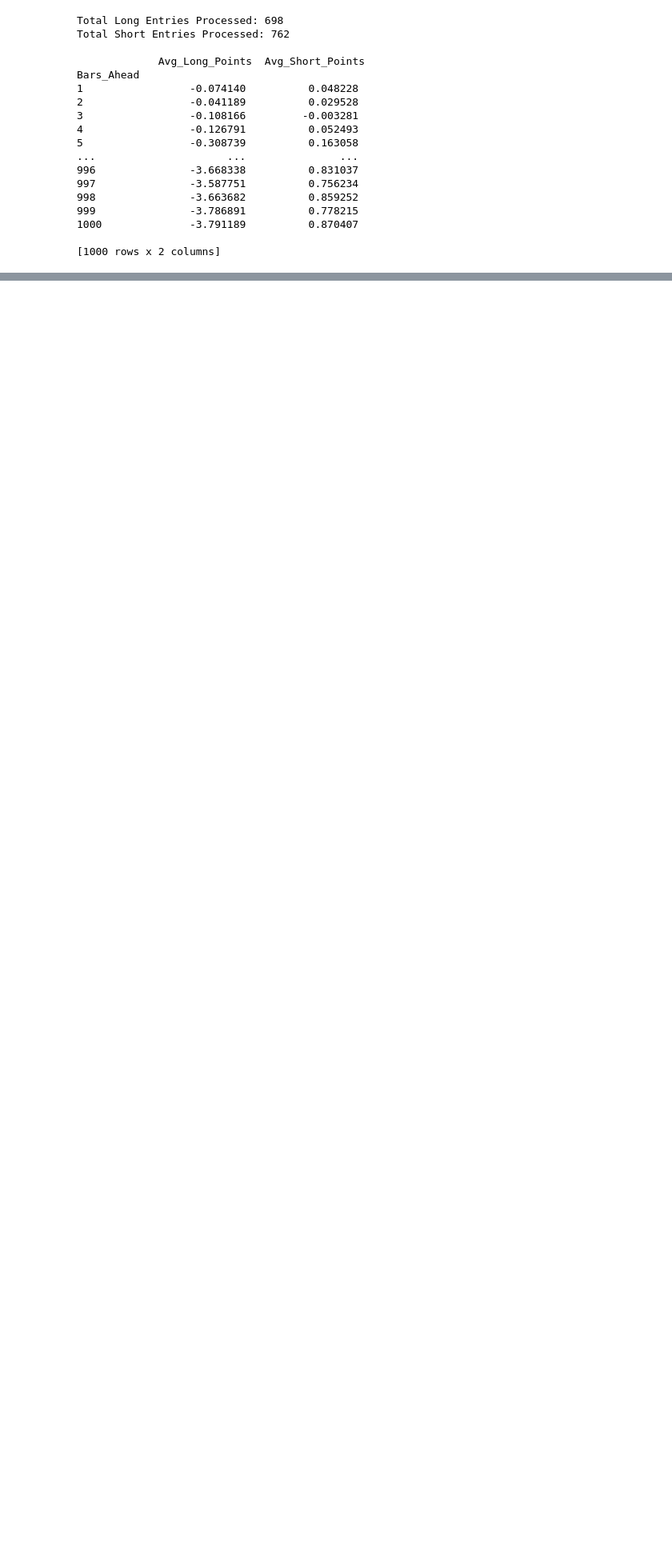
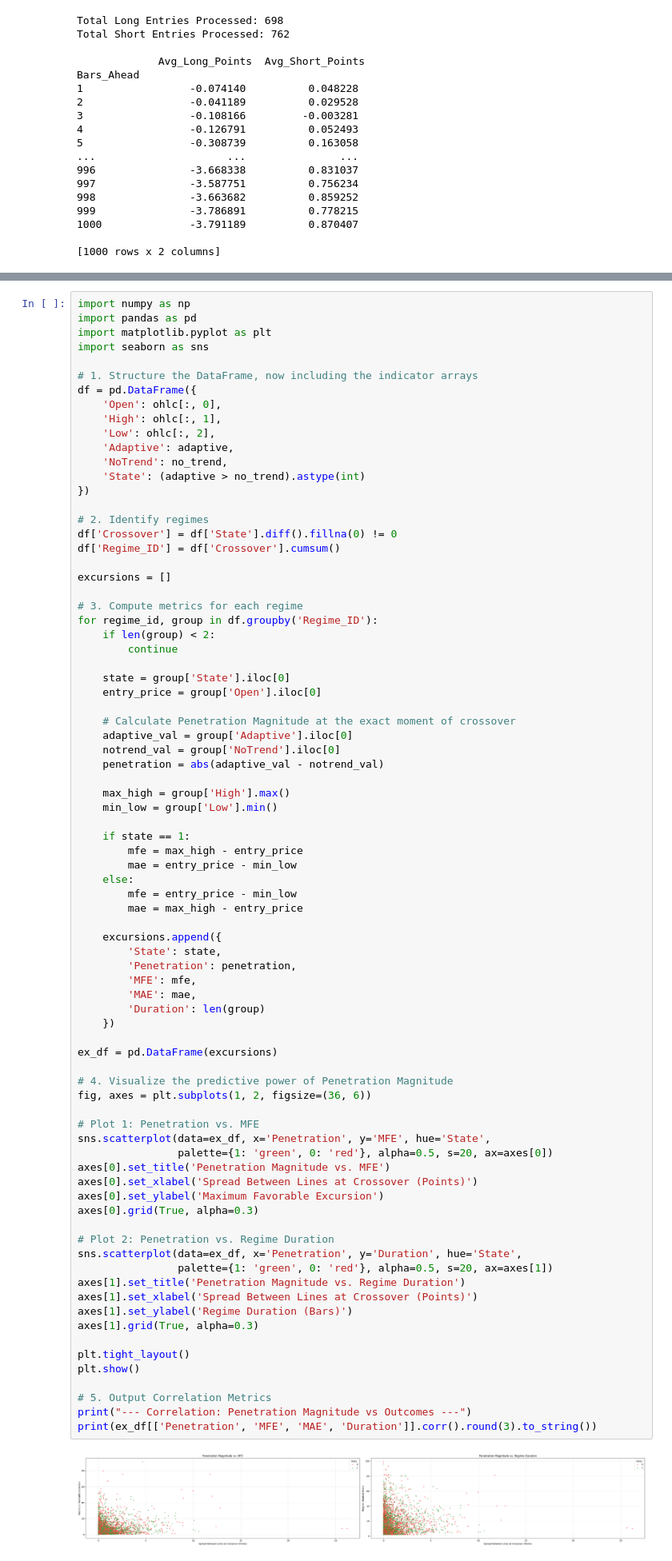
Before and after one commit to Rugbeatuno/RugbeatunoBacktestingSuite, a Jupyter notebook: AdaptiveSuperSmoother.ipynb, the cells around one changed output, grey strips where cells are left out. Shown at 80% size. Drawn from its saved outputs; the diff is of its cells as text; blank space fills up the shorter version.

```diff
--- a/AdaptiveSuperSmoother.ipynb
+++ b/AdaptiveSuperSmoother.ipynb
@@ -220,0 +604,82 @@ adaptive = adaptive_supersmoother(close, default_period=20, is_contra_trend=Fals
+# %%
+import numpy as np
+import pandas as pd
+import matplotlib.pyplot as plt
+import seaborn as sns
+
+# 1. Structure the DataFrame, now including the indicator arrays
+df = pd.DataFrame({
+    'Open': ohlc[:, 0],
+    'High': ohlc[:, 1],
+    'Low': ohlc[:, 2],
+    'Adaptive': adaptive,
+    'NoTrend': no_trend,
+    'State': (adaptive > no_trend).astype(int)
+})
+
+# 2. Identify regimes
+df['Crossover'] = df['State'].diff().fillna(0) != 0
+df['Regime_ID'] = df['Crossover'].cumsum()
+
+excursions = []
+
+# 3. Compute metrics for each regime
+for regime_id, group in df.groupby('Regime_ID'):
+    if len(group) < 2:
+        continue
+
+    state = group['State'].iloc[0]
+    entry_price = group['Open'].iloc[0]
+
+    # Calculate Penetration Magnitude at the exact moment of crossover
+    adaptive_val = group['Adaptive'].iloc[0]
+    notrend_val = group['NoTrend'].iloc[0]
+    penetration = abs(adaptive_val - notrend_val)
+
+    max_high = group['High'].max()
+    min_low = group['Low'].min()
+
+    if state == 1:
+        mfe = max_high - entry_price
+        mae = entry_price - min_low
+    else:
+        mfe = entry_price - min_low
+        mae = max_high - entry_price
+
+    excursions.append({
+        'State': state,
+        'Penetration': penetration,
+        'MFE': mfe,
+        'MAE': mae,
+        'Duration': len(group)
+    })
+
+ex_df = pd.DataFrame(excursions)
+
+# 4. Visualize the predictive power of Penetration Magnitude
+fig, axes = plt.subplots(1, 2, figsize=(36, 6))
+
+# Plot 1: Penetration vs. MFE
+sns.scatterplot(data=ex_df, x='Penetration', y='MFE', hue='State',
+                palette={1: 'green', 0: 'red'}, alpha=0.5, s=20, ax=axes[0])
+axes[0].set_title('Penetration Magnitude vs. MFE')
+axes[0].set_xlabel('Spread Between Lines at Crossover (Points)')
+axes[0].set_ylabel('Maximum Favorable Excursion')
+axes[0].grid(True, alpha=0.3)
+
+# Plot 2: Penetration vs. Regime Duration
+sns.scatterplot(data=ex_df, x='Penetration', y='Duration', hue='State',
+                palette={1: 'green', 0: 'red'}, alpha=0.5, s=20, ax=axes[1])
+axes[1].set_title('Penetration Magnitude vs. Regime Duration')
+axes[1].set_xlabel('Spread Between Lines at Crossover (Points)')
+axes[1].set_ylabel('Regime Duration (Bars)')
+axes[1].grid(True, alpha=0.3)
+
+plt.tight_layout()
+plt.show()
+
+# 5. Output Correlation Metrics
+print("--- Correlation: Penetration Magnitude vs Outcomes ---")
+print(ex_df[['Penetration', 'MFE', 'MAE', 'Duration']].corr().round(3).to_string())
+# %% [output]
+[figure, added]
```
Also changed, not shown: parts of 9 cells of this notebook, 3 other files.
